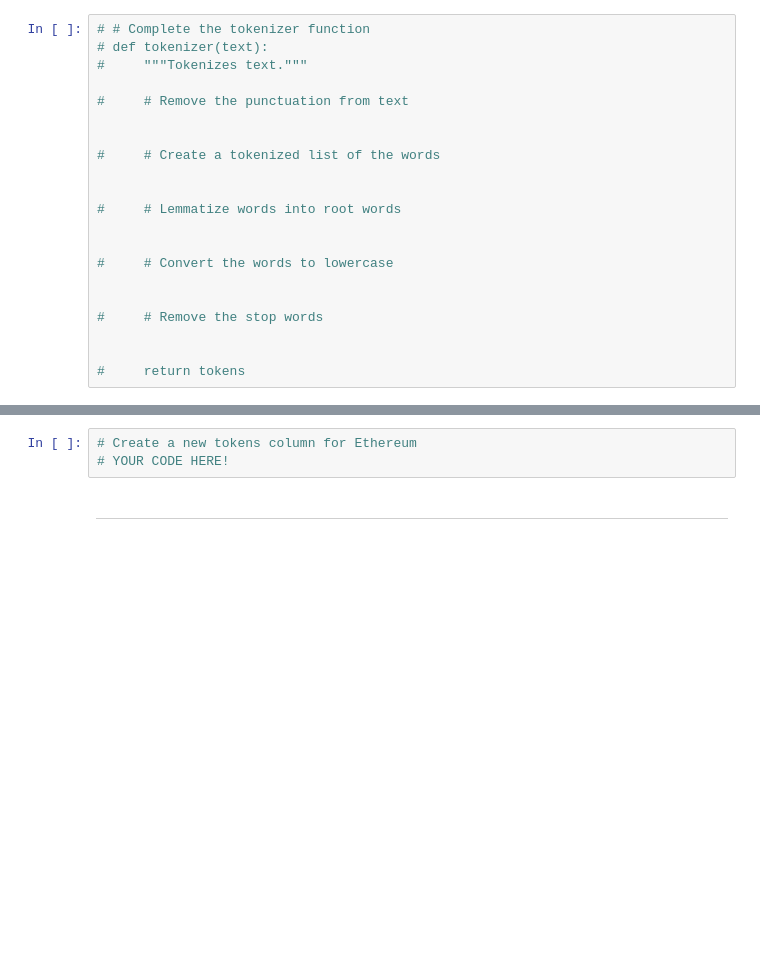
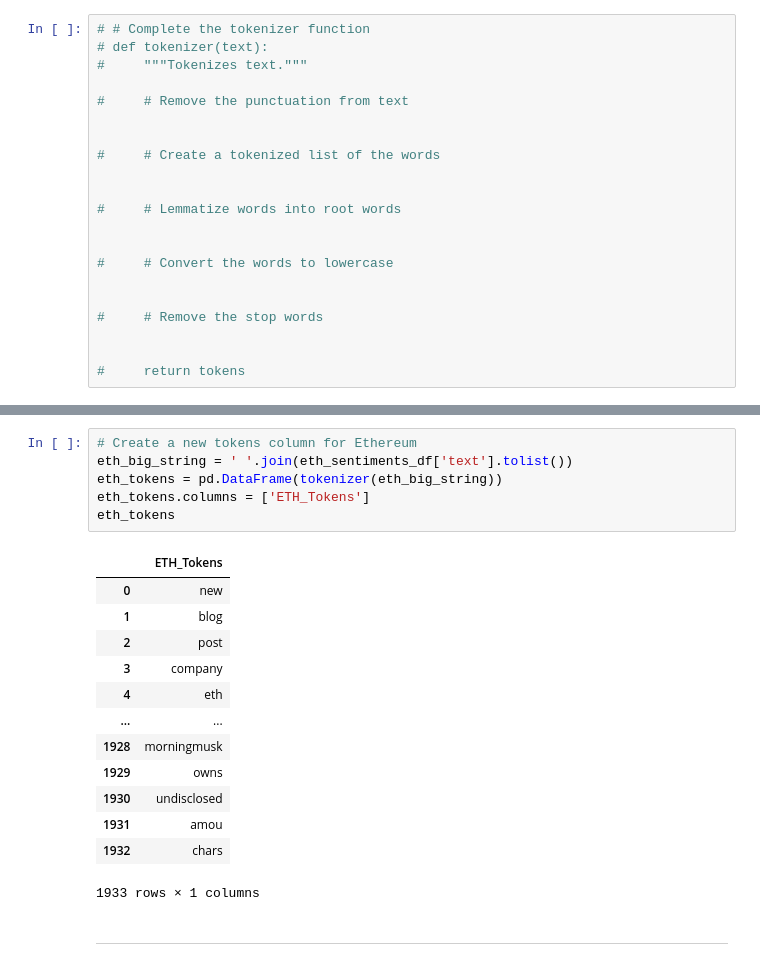
Before and after one commit to tyedem/Tales_from_the_Crypto, a Jupyter notebook: crypto_sentiment.ipynb, the cells around one changed output, grey strips where cells are left out. Cells and saved outputs as stored; diff of their text form; blank space fills up the shorter version.

```diff
--- a/crypto_sentiment.ipynb
+++ b/crypto_sentiment.ipynb
@@ -387,6 +385,23 @@ str(btc_sentiments_df['text'])
 # %%
 # Create a new tokens column for Ethereum
-# YOUR CODE HERE!
+eth_big_string = ' '.join(eth_sentiments_df['text'].tolist())
+eth_tokens = pd.DataFrame(tokenizer(eth_big_string))
+eth_tokens.columns = ['ETH_Tokens']
+eth_tokens
+# %% [output]
+|  | ETH_Tokens |
+| 0 | new |
+| 1 | blog |
+| 2 | post |
+| 3 | company |
+| 4 | eth |
+| ... | ... |
+| 1928 | morningmusk |
+| 1929 | owns |
+| 1930 | undisclosed |
+| 1931 | amou |
+| 1932 | chars |
+1933 rows × 1 columns
 # %% [markdown]
 ---
 # %% [markdown]
```
Also changed, not shown: parts of 14 cells of this notebook, 2 other files.
